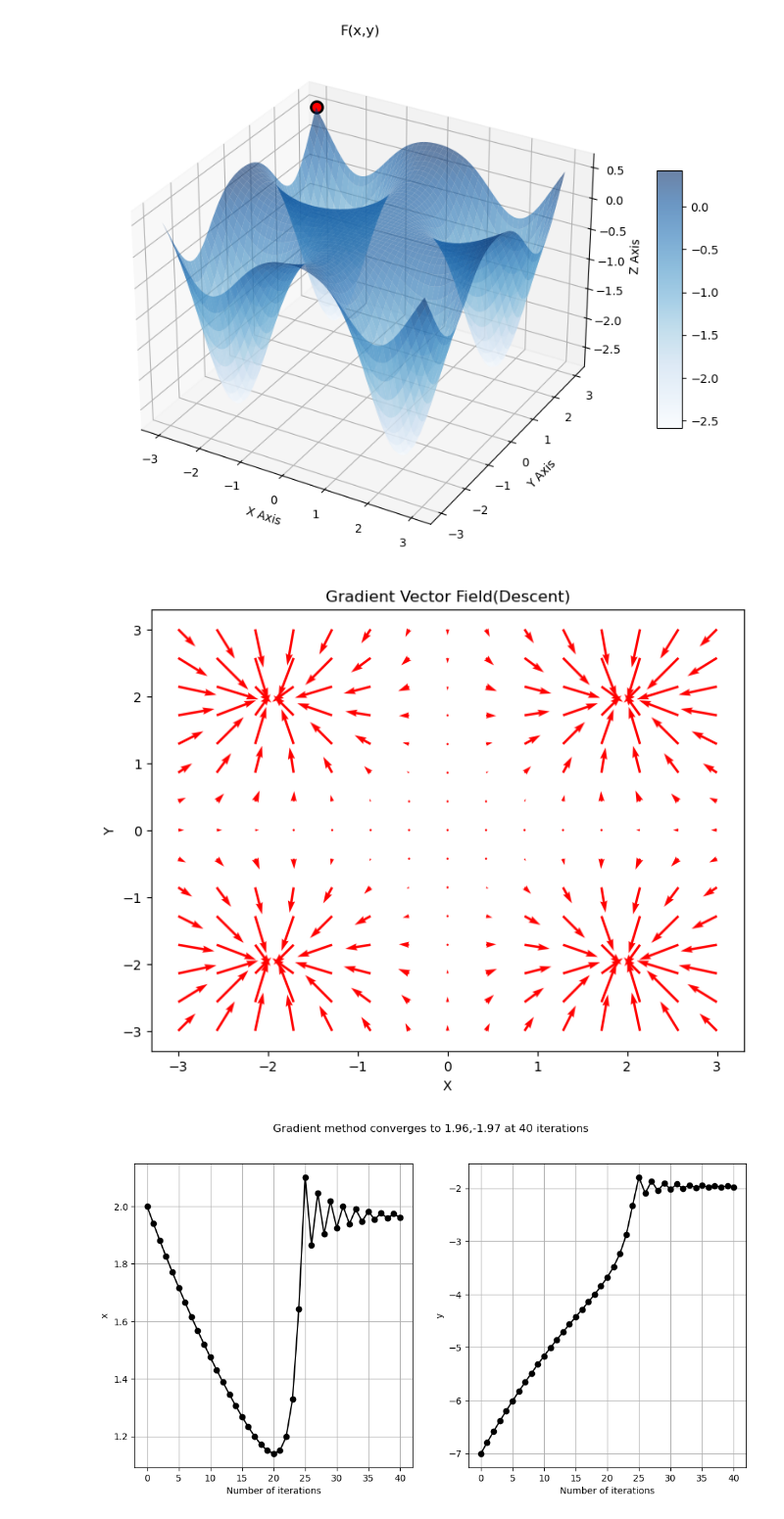
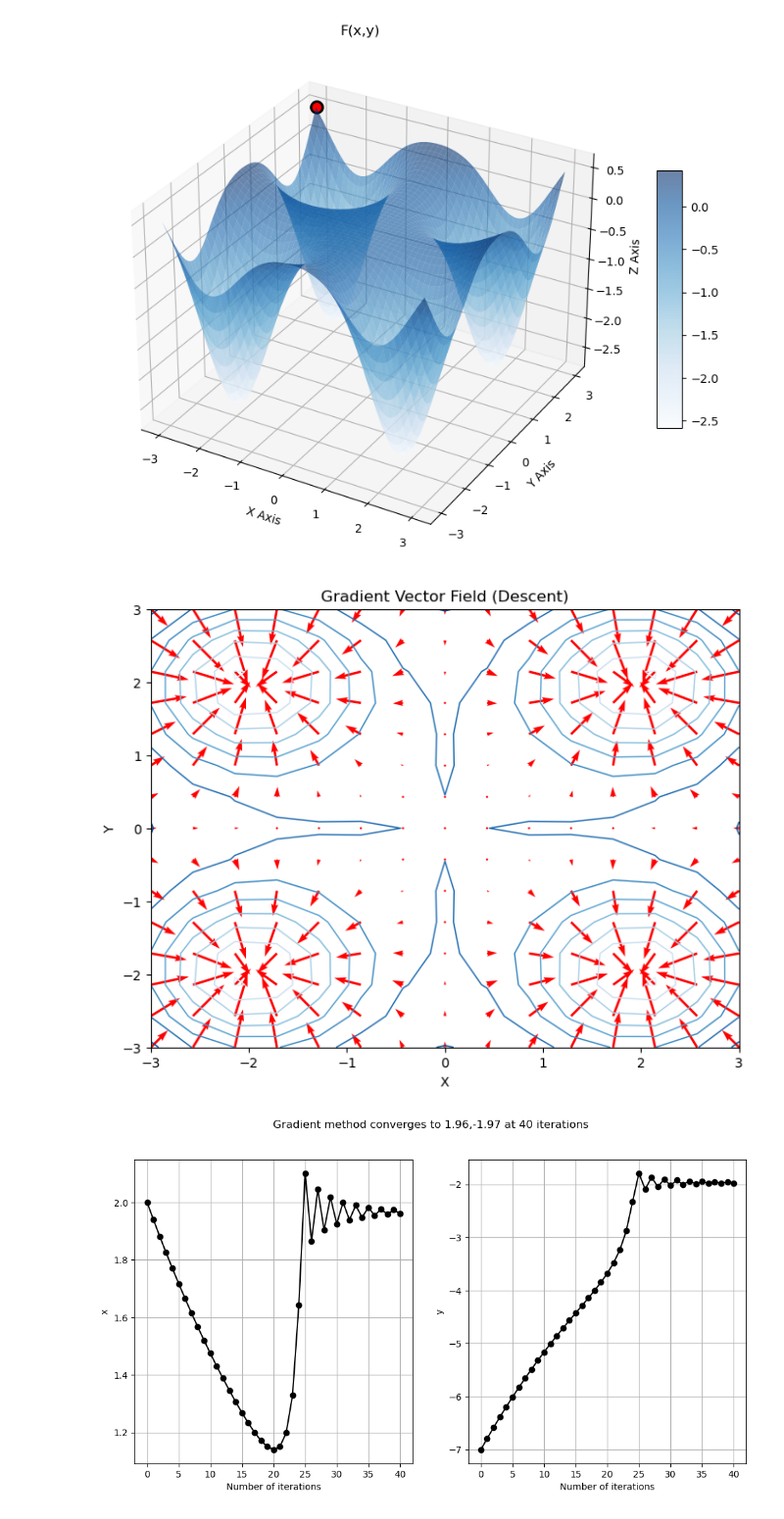
Before and after one commit to qamarr6092/math-with-python, a Jupyter notebook: Calculus/calculus.ipynb, the cells around one changed output. Shown at 98% size. Saved outputs shown, nothing was run; the diff lists cells and outputs as text; code cells hidden in the pictures.

```diff
--- a/Calculus/calculus.ipynb
+++ b/Calculus/calculus.ipynb
@@ -740,24 +740,25 @@ plt.show()
 # %% [output]
 [figure]
 # %%
-
 x = np.linspace(-3, 3, 15)
 y = np.linspace(-3, 3, 15)
 X, Y = np.meshgrid(x, y)
+
 
 Z = f(X, Y)
 U = fx(X, Y)
 V = fy(X, Y)
 
 fig, ax = plt.subplots(figsize=(8, 6))
+
 ax.quiver(X, Y, -U, -V, color='red', alpha=1)
-
+ax.contour(X, Y, Z, levels=8, cmap='Blues', linewidths=1)
 ax.set_xlabel('X')
 ax.set_ylabel('Y')
-ax.set_title(' Gradient Vector Field(Descent) ')
+ax.set_title('Gradient Vector Field (Descent)')
 plt.show()
 # %% [output]
-[figure, old version]
+[figure, new version]
 # %%
 def GD(learning, iter_num, xo=None, yo=None):
     if xo is None:
```
Also changed, not shown: parts of 21 cells of this notebook.
